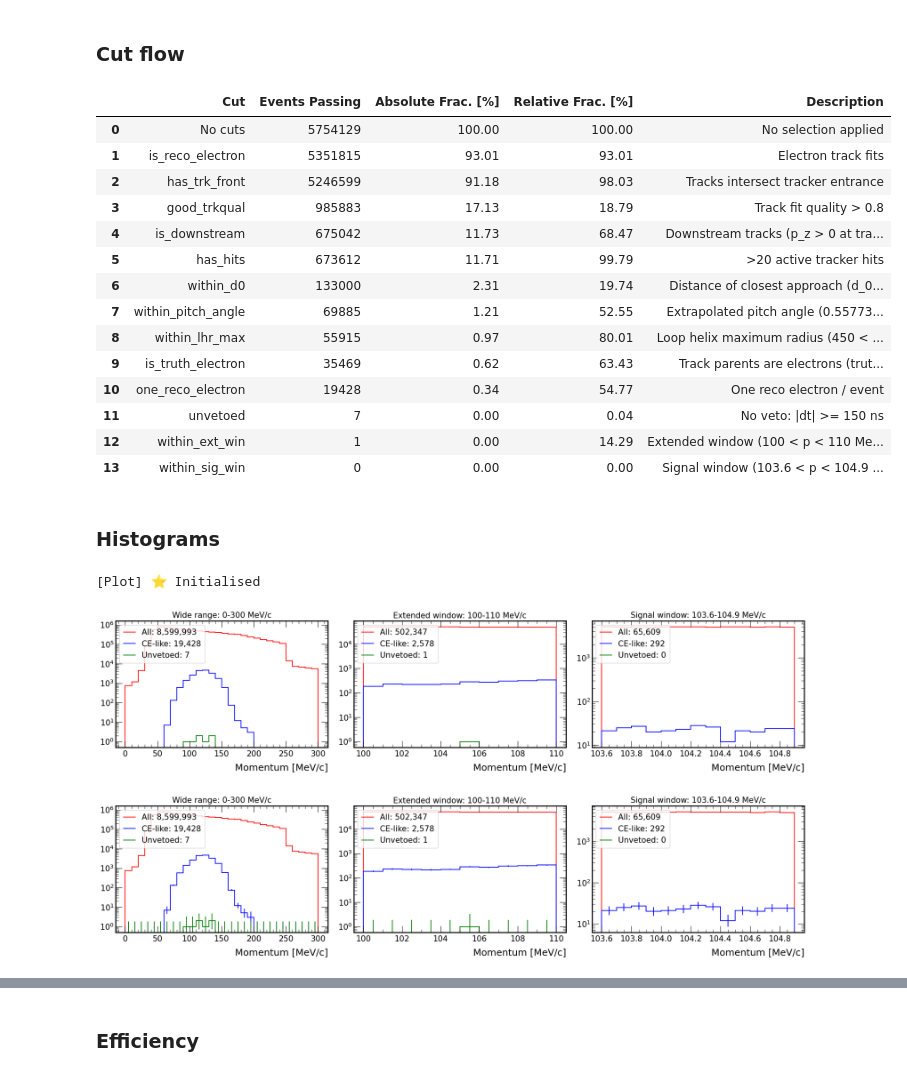
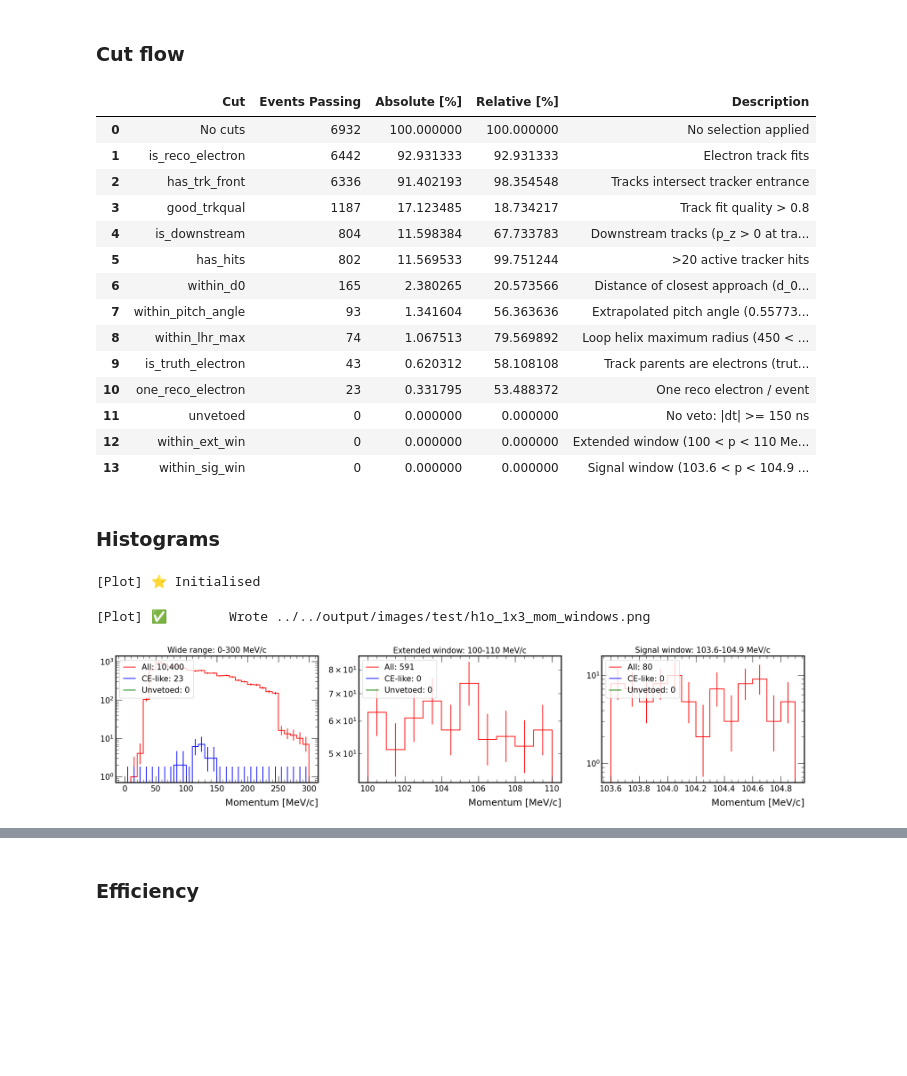
Before and after one commit to sam-grant/mu2e-cosmic, a Jupyter notebook: notebooks/ana/ana_test.ipynb, the cells around one changed output, grey strips where cells are left out. Saved outputs shown, nothing was run; the diff lists cells and outputs as text; code cells hidden in the pictures; blank space fills up the shorter version.

```diff
--- a/notebooks/ana/ana_test.ipynb
+++ b/notebooks/ana/ana_test.ipynb
@@ -3,7 +17,5 @@
 # %%
-sys.path.append("../common")
-from io_manager import Load
 loader = Load(
-    in_path = "../../results/ana_test"
+    in_path = f"../../output/results/{ana_name}"
 )
 # %% [output]
@@ -10,0 +23,2 @@ loader = Load(
+# %%
+results_from_persistent = loader.load_array_parquet()
@@ -11,4 +27,4 @@ loader = Load(
 # %%
-results_from_pickle = loader.load_all_pkl() # Useful backup
-results_from_persistent = loader.load_all() # Should also use ROOT files for events and histograms
+results = loader.load_pkl()
+results_from_persistent = loader.load_all() # Persistent backup
 # %% [output]
@@ -20,38 +37,37 @@ results_from_persistent = loader.load_all() # Should also use ROOT files for eve
-# %%
-results = results_from_persistent
 # %% [markdown]
 ## Analyse results
 # %% [markdown]
 ### Cut flow
 # %%
-display(results["stats"])
+display(results["cut_flow"])
 # %% [output]
-|  | Cut | Events Passing | Absolute Frac. [%] | Relative Frac. [%] | Description |
-| 0 | No cuts | 5754129 | 100.00 | 100.00 | No selection applied |
-| 1 | is_reco_electron | 5351815 | 93.01 | 93.01 | Electron track fits |
-| 2 | has_trk_front | 5246599 | 91.18 | 98.03 | Tracks intersect tracker entrance |
-| 3 | good_trkqual | 985883 | 17.13 | 18.79 | Track fit quality > 0.8 |
-| 4 | is_downstream | 675042 | 11.73 | 68.47 | Downstream tracks (p_z > 0 at tra... |
-| 5 | has_hits | 673612 | 11.71 | 99.79 | >20 active tracker hits |
-| 6 | within_d0 | 133000 | 2.31 | 19.74 | Distance of closest approach (d_0... |
-| 7 | within_pitch_angle | 69885 | 1.21 | 52.55 | Extrapolated pitch angle (0.55773... |
-| 8 | within_lhr_max | 55915 | 0.97 | 80.01 | Loop helix maximum radius (450 < ... |
-| 9 | is_truth_electron | 35469 | 0.62 | 63.43 | Track parents are electrons (trut... |
-| 10 | one_reco_electron | 19428 | 0.34 | 54.77 | One reco electron / event |
-| 11 | unvetoed | 7 | 0.00 | 0.04 | No veto: |dt| >= 150 ns |
-| 12 | within_ext_win | 1 | 0.00 | 14.29 | Extended window (100 < p < 110 Me... |
-| 13 | within_sig_win | 0 | 0.00 | 0.00 | Signal window (103.6 < p < 104.9 ... |
+|  | Cut | Events Passing | Absolute [%] | Relative [%] | Description |
+| 0 | No cuts | 6932 | 100.000000 | 100.000000 | No selection applied |
+| 1 | is_reco_electron | 6442 | 92.931333 | 92.931333 | Electron track fits |
+| 2 | has_trk_front | 6336 | 91.402193 | 98.354548 | Tracks intersect tracker entrance |
+| 3 | good_trkqual | 1187 | 17.123485 | 18.734217 | Track fit quality > 0.8 |
+| 4 | is_downstream | 804 | 11.598384 | 67.733783 | Downstream tracks (p_z > 0 at tra... |
+| 5 | has_hits | 802 | 11.569533 | 99.751244 | >20 active tracker hits |
+| 6 | within_d0 | 165 | 2.380265 | 20.573566 | Distance of closest approach (d_0... |
+| 7 | within_pitch_angle | 93 | 1.341604 | 56.363636 | Extrapolated pitch angle (0.55773... |
+| 8 | within_lhr_max | 74 | 1.067513 | 79.569892 | Loop helix maximum radius (450 < ... |
+| 9 | is_truth_electron | 43 | 0.620312 | 58.108108 | Track parents are electrons (trut... |
+| 10 | one_reco_electron | 23 | 0.331795 | 53.488372 | One reco electron / event |
+| 11 | unvetoed | 0 | 0.000000 | 0.000000 | No veto: |dt| >= 150 ns |
+| 12 | within_ext_win | 0 | 0.000000 | 0.000000 | Extended window (100 < p < 110 Me... |
+| 13 | within_sig_win | 0 | 0.000000 | 0.000000 | Signal window (103.6 < p < 104.9 ... |
 # %% [markdown]
 ### Histograms
+# %%
+draw = Draw()
+
+# Define image directory
+img_dir = f"../../output/images/{ana_name}"
+os.makedirs(img_dir, exist_ok=True)
+# %% [output]
+[Plot] ⭐️ Initialised
 # %%
-from draw import Draw
-draw = Draw()
-
-draw.plot_mom_windows(results_from_pickle["hists"], out_path=None)
+draw.plot_mom_windows(results["hists"], out_path=f"{img_dir}/h1o_1x3_mom_windows.png")
 # %% [output]
-[Plot] ⭐️ Initialised
+[Plot] ✅        Wrote ../../output/images/test/h1o_1x3_mom_windows.png
-[figure, old version]
+[figure, new version]
-# %%
-draw.plot_mom_windows(results["hists"], out_path=None)
-# %% [output]
-[figure, removed]
```
Also changed, not shown: parts of 17 cells of this notebook, 23 other files.
